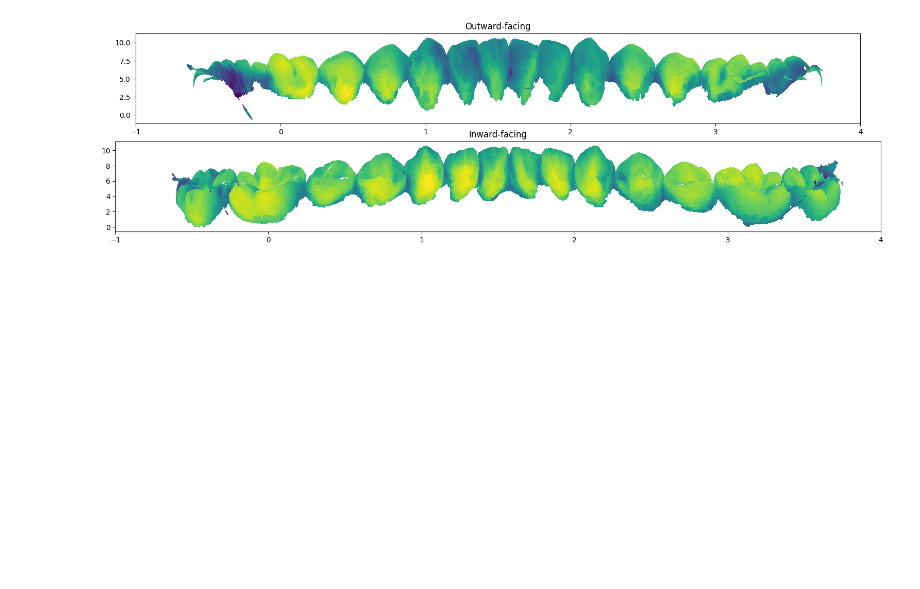
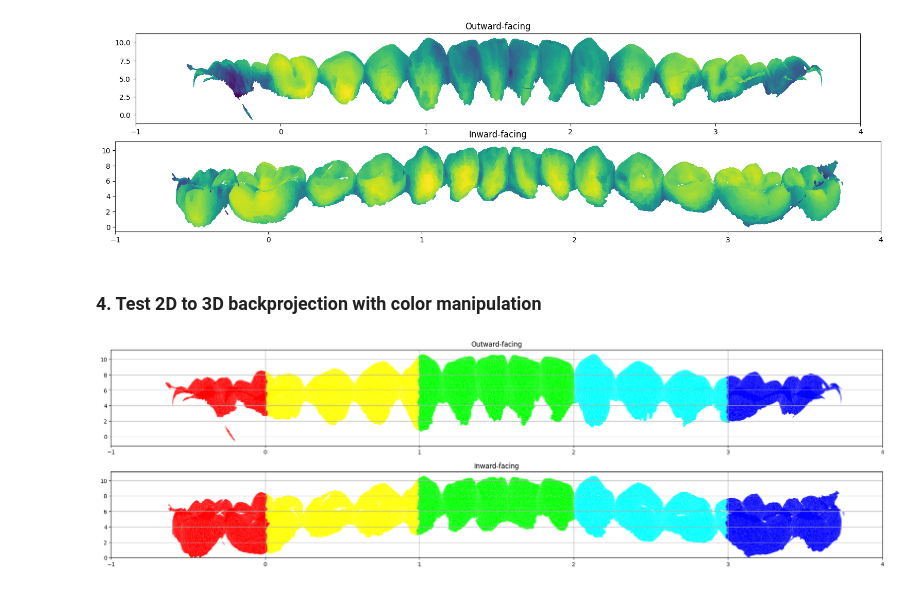
Before and after one commit to SunnyRT/dental_plaque_segmentation, a Jupyter notebook: uvmap_cyl_o3d.ipynb, the cells around one changed output. Cells and saved outputs as stored; diff of their text form; code cells hidden in the pictures; blank space fills up the shorter version.

Commit message:
Add back-projection test

```diff
--- a/uvmap_cyl_o3d.ipynb
+++ b/uvmap_cyl_o3d.ipynb
@@ -366,3 +370,5 @@ plt.show()
 # ax[1].set_aspect(aspect=0.05)
 # %% [output]
 [figure]
+# %% [markdown]
+### 4. Test 2D to 3D backprojection with color manipulation
@@ -368,0 +417,37 @@ plt.show()
+# %%
+# Get the minimum colors for each triangle
+outward_triangle_colors_new = get_min_triangle_colors(outward_facing_faces, outward_facing_colors_new)
+inward_triangle_colors_new = get_min_triangle_colors(inward_facing_faces, inward_facing_colors_new)
+
+
+# Create PolyCollections
+outward_collection = mcoll.PolyCollection(outward_polygons, facecolors=outward_triangle_colors_new, edgecolors='none', linewidths=0)
+inward_collection = mcoll.PolyCollection(inward_polygons, facecolors=inward_triangle_colors_new, edgecolors='none', linewidths=0)
+
+# Plot the triangulated mesh with colored faces
+fig, ax = plt.subplots(2, 1, figsize=(25, 7))
+
+# Plot outward-facing vertices
+ax[0].add_collection(outward_collection)
+# ax[0].add_collection(outward_lines)
+ax[0].autoscale_view()
+ax[0].set_aspect('equal', adjustable='box')
+ax[0].set_xlim([-1, 4])
+ax[0].set_title('Outward-facing')
+ax[0].set_aspect(aspect=0.05)
+ax[0].grid(True)
+
+# Plot inward-facing vertices
+ax[1].add_collection(inward_collection)
+# ax[1].add_collection(inward_lines)
+ax[1].autoscale_view()
+ax[1].set_aspect('equal', adjustable='box')
+ax[1].set_xlim([-1, 4])
+ax[1].set_ylim([0, None])
+ax[1].set_title('Inward-facing')
+ax[1].set_aspect(aspect=0.05)
+ax[1].grid(True)
+
+plt.show()
+# %% [output]
+[figure, added]
```
Also changed, not shown: parts of 5 cells of this notebook.
